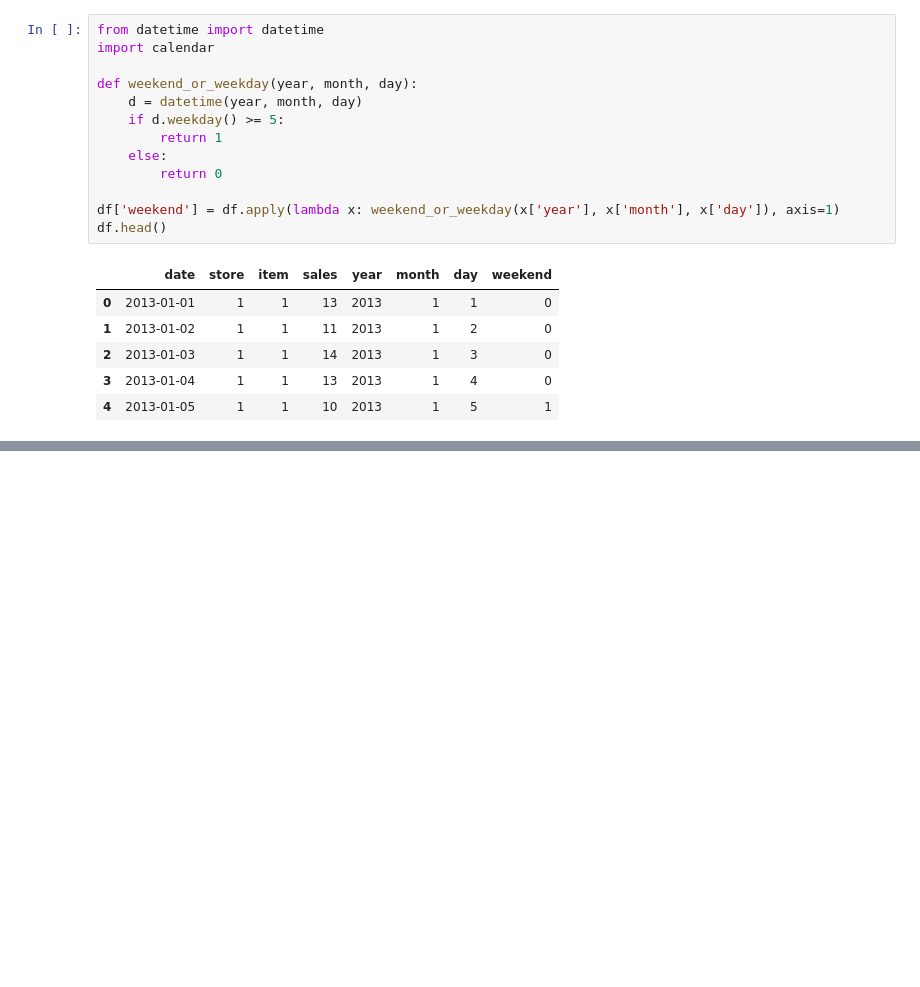
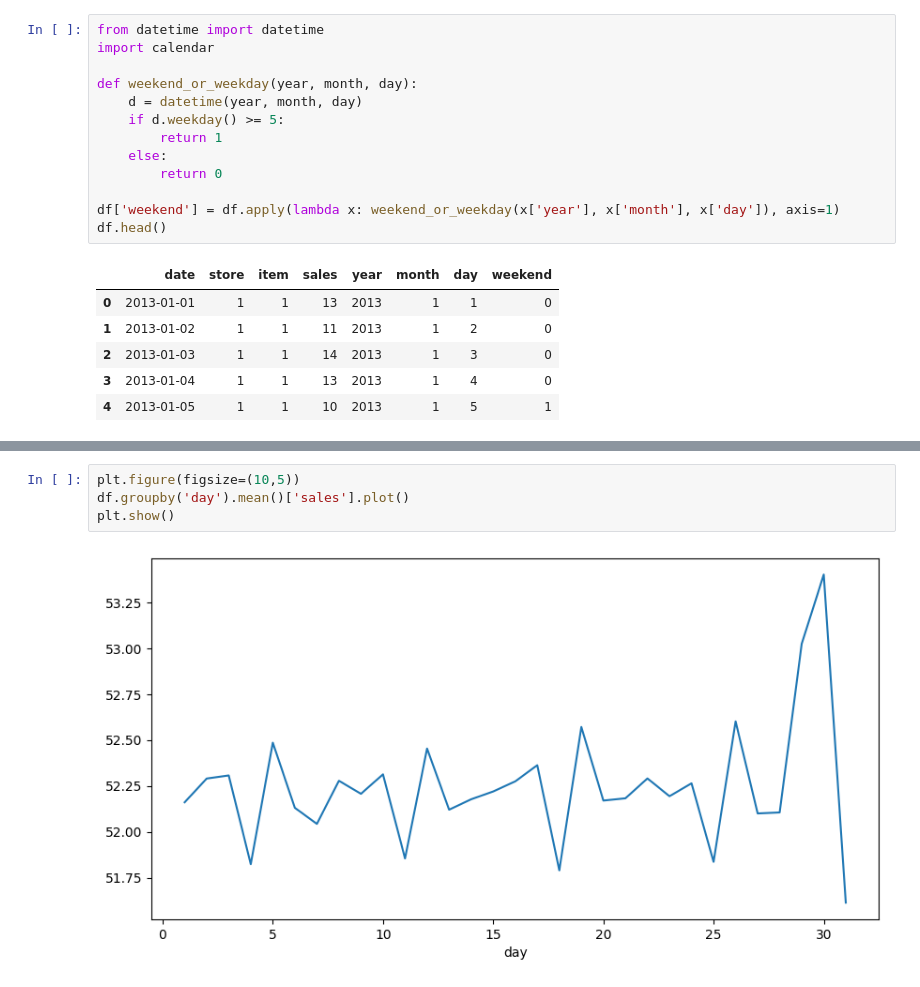
Before and after one commit to Liziye725/data_analysis_model, a Jupyter notebook: Inventory_Demand_Forecast/InventoryDemandForecastUsingMachineLearning.ipynb, the cells around one changed output, grey strips where cells are left out. Saved outputs shown, nothing was run; the diff lists cells and outputs as text; blank space fills up the shorter version.

```diff
--- a/Inventory_Demand_Forecast/InventoryDemandForecastUsingMachineLearning.ipynb
+++ b/Inventory_Demand_Forecast/InventoryDemandForecastUsingMachineLearning.ipynb
@@ -138,0 +207,6 @@ KeyboardInterrupt:
+# %%
+plt.figure(figsize=(10,5))
+df.groupby('day').mean()['sales'].plot()
+plt.show()
+# %% [output]
+[figure, added]
```
Also changed, not shown: parts of 9 cells of this notebook.
